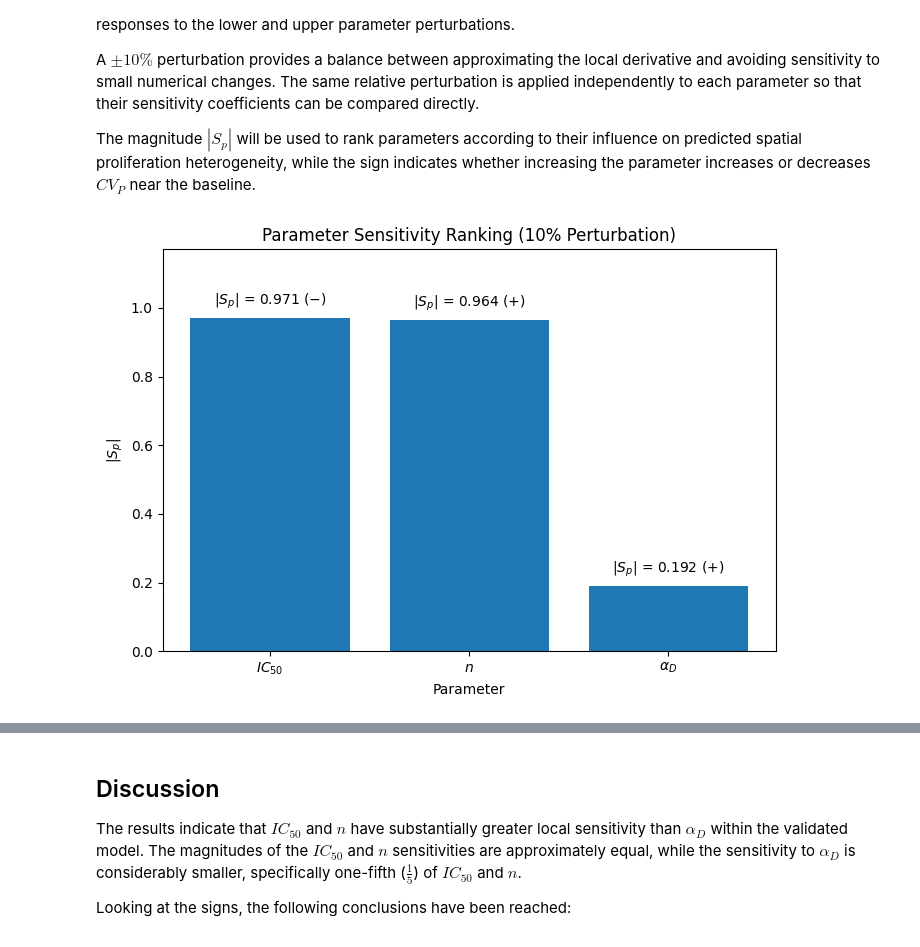
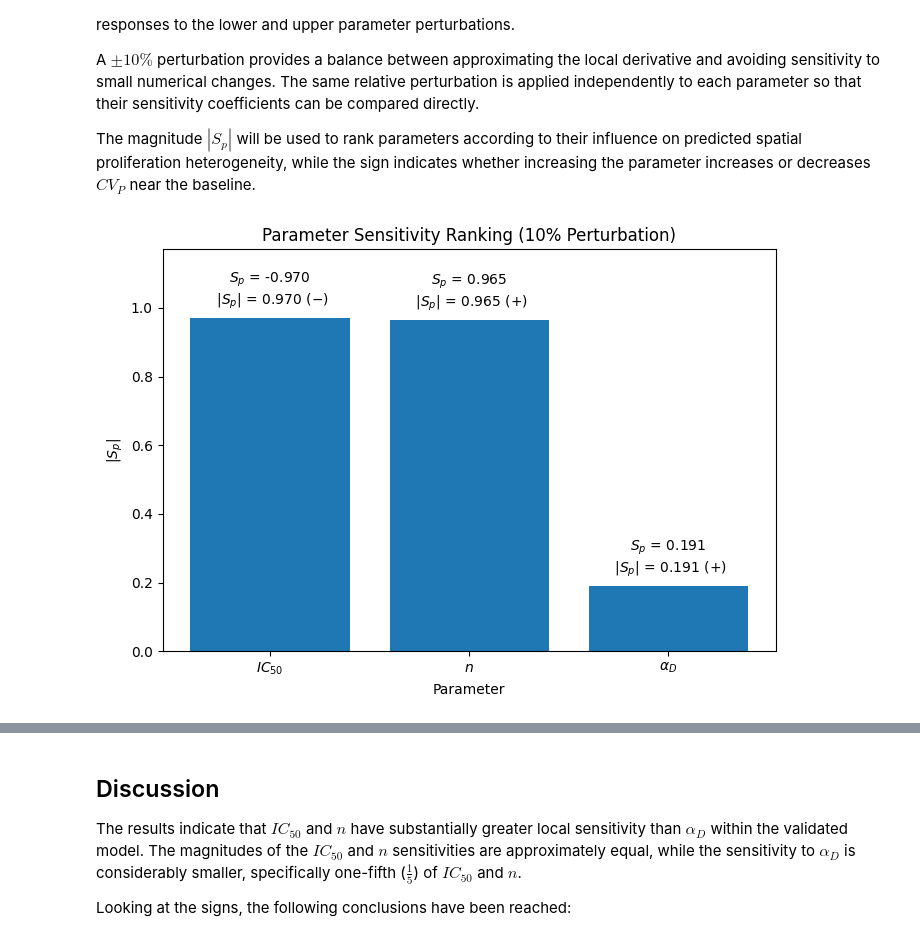
Before and after one commit to abhirym/Drug-Diffusion-Project, a Jupyter notebook: exp05_sensitivity_analysis_v2.ipynb, the cells around one changed output, grey strips where cells are left out. Cells and saved outputs as stored; diff of their text form; code cells hidden in the pictures.

```diff
--- a/exp05_sensitivity_analysis_v2.ipynb
+++ b/exp05_sensitivity_analysis_v2.ipynb
@@ -384,8 +384,8 @@ def generate_G(D_multiplier):
         C_new = C.copy()
 
         for i in range(1, nx - 1):
-            D_left = (D_current[i] + D_current[i - 1]) / 2
-            D_right = (D_current[i] + D_current[i + 1]) / 2
+            D_left = (2 * D_current[i-1] * D_current[i]) / (D_current[i-1] + D_current[i])
+            D_right = (2 * D_current[i] * D_current[i+1]) / (D_current[i] + D_current[i+1])
 
             J_left = -D_left * (C[i] - C[i - 1]) / dx
             J_right = -D_right * (C[i + 1] - C[i]) / dx
@@ -784,35 +783,35 @@ S_values = [
     result_10["S_n"],
     result_10["S_alpha"]
 ]
 
 magnitudes = np.abs(S_values)
 
 plt.figure(figsize=(7, 5))
 
 bars = plt.bar(parameters, magnitudes)
 
 plt.xlabel("Parameter")
 plt.ylabel(r"$|S_p|$")
 plt.title("Parameter Sensitivity Ranking (10% Perturbation)")
 
 for bar, S in zip(bars, S_values):
     plt.text(
         bar.get_x() + bar.get_width() / 2,
         bar.get_height() + 0.02,
-        f"$|S_p|$ = {abs(S):.3f} "
+        f"$S_p$ = {S:.3f} \n $|S_p|$ = {abs(S):.3f} "
         f"({'+' if S > 0 else '−'})",
         ha="center",
         va="bottom"
     )
 
 plt.ylim(0, max(magnitudes) + 0.2)
 
 plt.tight_layout()
 
 plt.savefig("figures/exp05_sensitivity_ranking_10%")
 plt.show()
 # %% [output]
-[figure, old version]
+[figure, new version]
 # %% [markdown]
 ## Sensitivity Analysis Results
 
```
Also changed, not shown: parts of 4 cells of this notebook, 18 other files.
